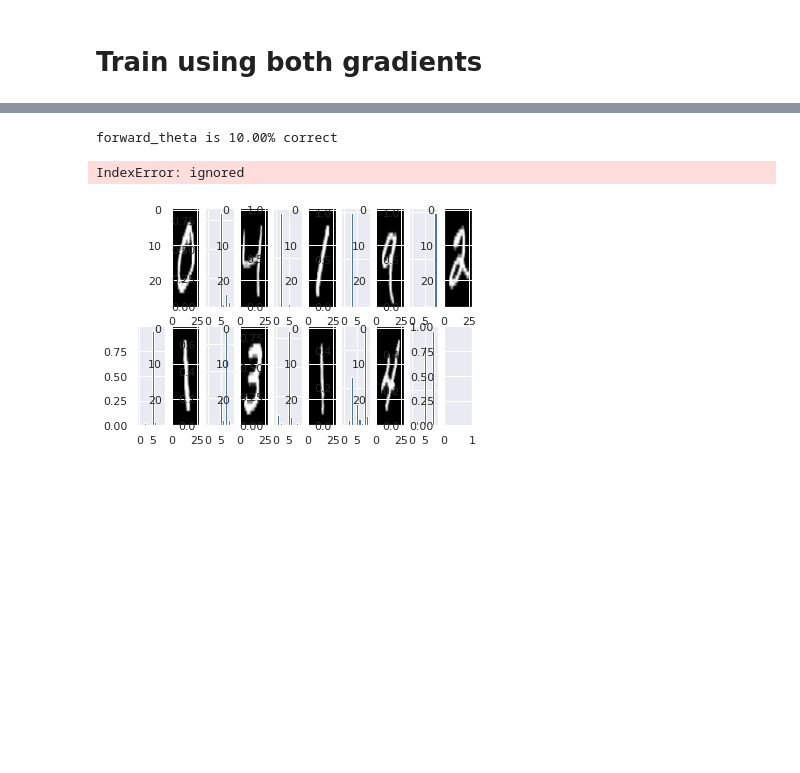
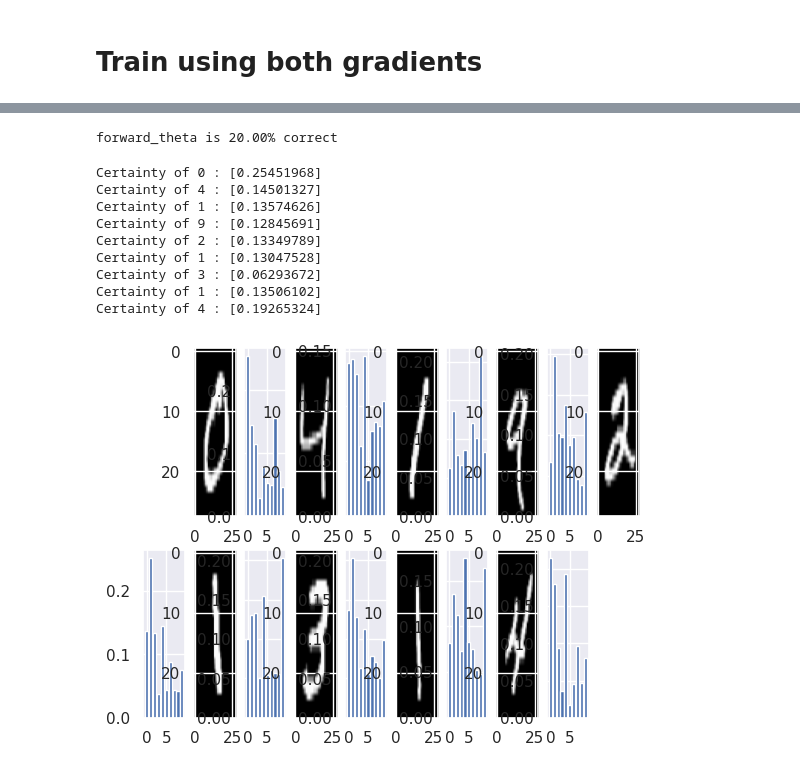
Before and after one commit to selfint/ai-research, a Jupyter notebook: ForwardGradients.ipynb, the cells around one changed output, grey strips where cells are left out. Drawn from its saved outputs; the diff is of its cells as text; code cells hidden in the pictures; blank space fills up the shorter version.

```diff
--- a/ForwardGradients.ipynb
+++ b/ForwardGradients.ipynb
@@ -537,8 +541,9 @@ outputs = np.sin(inputs * np.pi)
 # %%
 projection_diffs = []
 gradient_diffs = []
+angles = []
 # %%
-pbar = tqdm(range(10_000))
+pbar = tqdm(range(2))
 for _ in pbar:
     for i, (x, y) in enumerate(zip(inputs, outputs)):
 
@@ -552,21 +557,33 @@ for _ in pbar:
         )
         forward_gradient = forward_gradient_projection * v
 
-        _, back_gradient = get_backward_gradient(
+        loss, back_gradient = get_backward_gradient(
             theta, sizes, x, y,
             activation_method, loss_method,
             activation_method_d, loss_method_d
         )
         back_gradient_projection = back_gradient.T.dot(v)[0][0]
 
-        projection_diff = np.mean(back_gradient_projection - forward_gradient_projection)
-        gradient_diff = np.mean(back_gradient - forward_gradient)
+        projection_diff = np.linalg.norm(back_gradient_projection - forward_gradient_projection)
+        projection_diff /= max(np.linalg.norm(back_gradient_projection), np.linalg.norm(forward_gradient_projection))
+
+        gradient_diff = np.linalg.norm(back_gradient - forward_gradient)
+        gradient_diff /= max(np.linalg.norm(back_gradient), np.linalg.norm(forward_gradient))
 
         projection_diffs.append(projection_diff)
         gradient_diffs.append(gradient_diff)
 
+        v1 = back_gradient_projection
+        v2 = forward_gradient_projection
+
+        # get angle between vectors
+        angle = np.degrees(np.arccos(np.clip(np.dot(v1, v2) / (np.linalg.norm(v1) * np.linalg.norm(v2)), -1.0, 1.0)))
+        angles.append(angle)
+
         # update theta using forward gradient
         theta = theta - 0.0001 * forward_gradient
+
+        pbar.set_description(f"Loss: {loss:.4f} Angle: {angle:.4f}")
 # %%
 np.mean(gradient_diffs)
 # %% [output]
@@ -741,7 +758,7 @@ len(x_train), len(y_train), len(x_test), len(y_test)
 # %% [markdown]
 ## Build the network
 # %%
-sizes = 28 * 28, 32, 10
+sizes = 28 * 28, 32, 32, 10
 theta = build_theta(sizes)
 activation_method = relu
 activation_method_d = relu_d
@@ -823,22 +839,30 @@ backward_theta is 50.00% correct
 # %%
 # train using forward SGD
-forward_theta = optimize_benchmark(forward_theta, forward_gradient, 0.001)
+forward_theta = optimize_benchmark(forward_theta, forward_gradient, 0.00001)
 correct = score(forward_theta, sizes, activation_method, x_train, y_train)
 print(f"forward_theta is {correct:.2f}% correct")
 # %% [output]
-forward_theta is 10.00% correct
+forward_theta is 20.00% correct
 # %%
 # f, ax = plt.subplots(2, 10)
 %matplotlib inline
 
-for i in range(1, 11):
+for i in range(1, 10):
     plt.subplot(2, 10, i*2).imshow(x_train[i].reshape(28, 28), cmap='gray', aspect='auto')
     plt.subplot(2, 10, i*2 + 1).bar(range(10), softmax(forward(forward_theta, sizes, x_train[i].reshape(-1, 1), activation_method)).flatten())
-    # print(f"Certainty of", y_train[1].argmax(), ":", softmax(forward(forward_theta, sizes, x_train[i].reshape(-1, 1), activation_method))[y_train[i].argmax()])
+    print(f"Certainty of", y_train[i].argmax(), ":", softmax(forward(forward_theta, sizes, x_train[i].reshape(-1, 1), activation_method))[y_train[i].argmax()])
     # ax[1][i].set
 
-plt.tight_layout()
+# plt.tight_layout()
 plt.show()
 # %% [output]
-IndexError: ignored
+Certainty of 0 : [0.25451968]
+Certainty of 4 : [0.14501327]
+Certainty of 1 : [0.13574626]
+Certainty of 9 : [0.12845691]
+Certainty of 2 : [0.13349789]
+Certainty of 1 : [0.13047528]
+Certainty of 3 : [0.06293672]
+Certainty of 1 : [0.13506102]
+Certainty of 4 : [0.19265324]
-[figure, old version]
+[figure, new version]
```
Also changed, not shown: parts of 18 cells of this notebook.
